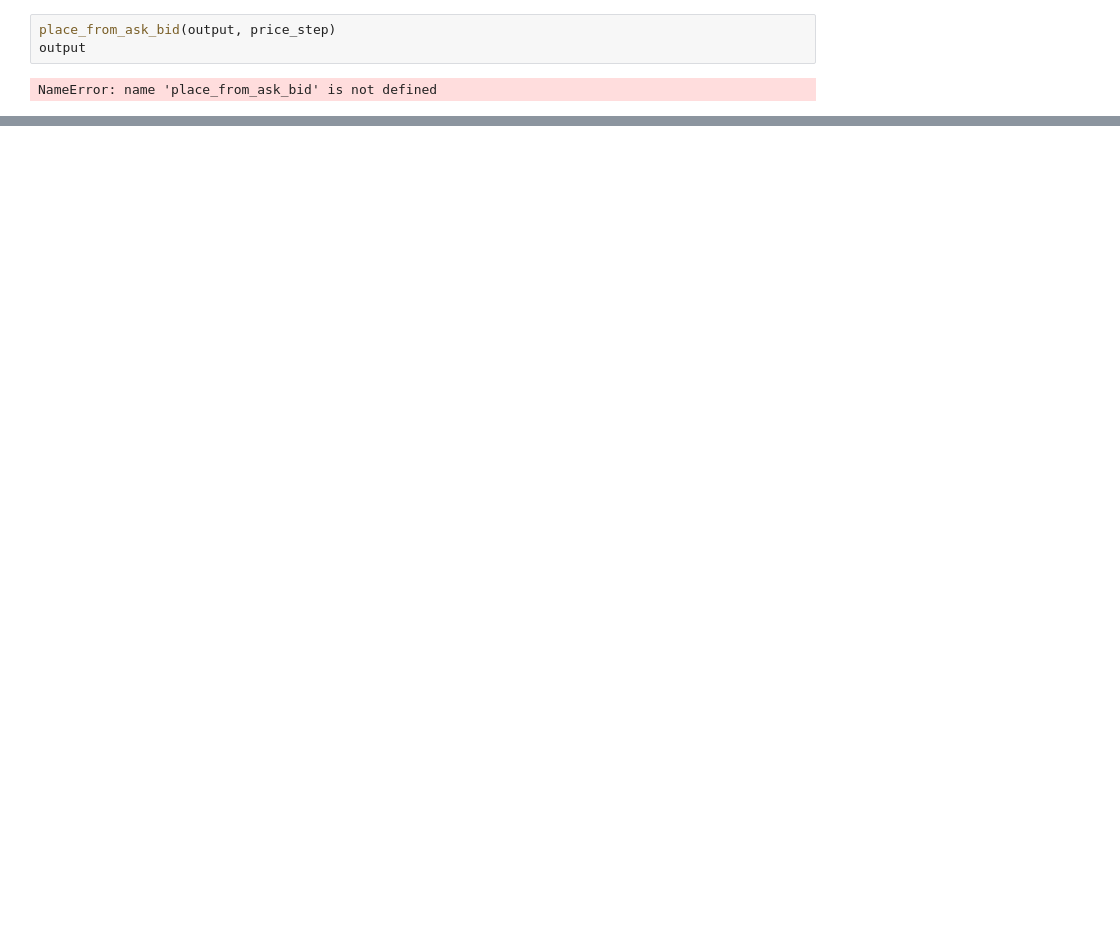
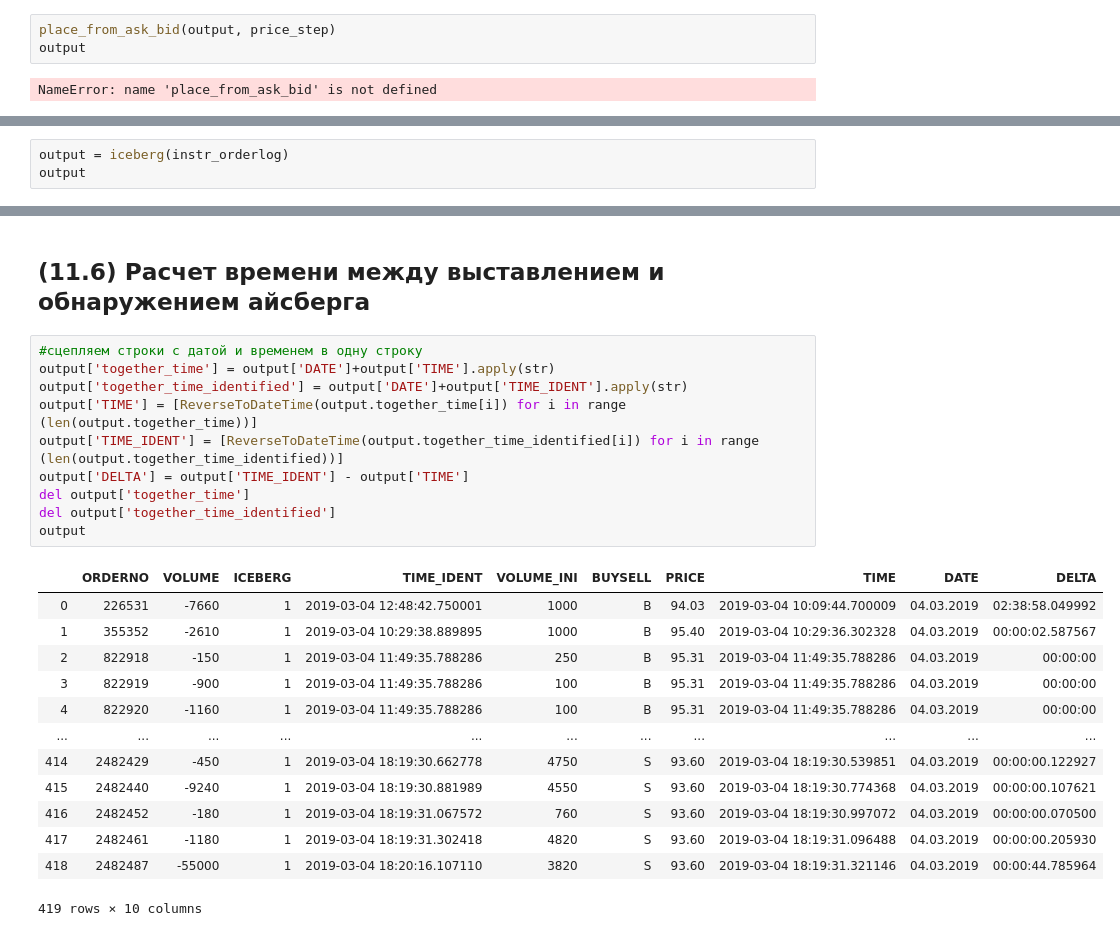
Before and after one commit to katya-luzina/master_thesis, a Jupyter notebook: адаптация кода к имеющимся данным.ipynb, the cells around one changed output, grey strips where cells are left out. Saved outputs shown, nothing was run; the diff lists cells and outputs as text; blank space fills up the shorter version.

```diff
--- a/адаптация кода к имеющимся данным.ipynb
+++ b/адаптация кода к имеющимся данным.ipynb
@@ -352,0 +488,3 @@ NameError: name 'place_from_ask_bid' is not defined
+# %%
+output = iceberg(instr_orderlog)
+output
@@ -352,0 +505,26 @@ NameError: name 'place_from_ask_bid' is not defined
+# %% [markdown]
+## (11.6) Расчет времени между выставлением и обнаружением айсберга
+# %%
+#сцепляем строки с датой и временем в одну строку
+output['together_time'] = output['DATE']+output['TIME'].apply(str)
+output['together_time_identified'] = output['DATE']+output['TIME_IDENT'].apply(str)
+output['TIME'] = [ReverseToDateTime(output.together_time[i]) for i in range (len(output.together_time))]
+output['TIME_IDENT'] = [ReverseToDateTime(output.together_time_identified[i]) for i in range (len(output.together_time_identified))]
+output['DELTA'] = output['TIME_IDENT'] - output['TIME']
+del output['together_time']
+del output['together_time_identified']
+output
+# %% [output]
+|  | ORDERNO | VOLUME | ICEBERG | TIME_IDENT | VOLUME_INI | BUYSELL | PRICE | TIME | DATE | DELTA |
+| 0 | 226531 | -7660 | 1 | 2019-03-04 12:48:42.750001 | 1000 | B | 94.03 | 2019-03-04 10:09:44.700009 | 04.03.2019 | 02:38:58.049992 |
+| 1 | 355352 | -2610 | 1 | 2019-03-04 10:29:38.889895 | 1000 | B | 95.40 | 2019-03-04 10:29:36.302328 | 04.03.2019 | 00:00:02.587567 |
+| 2 | 822918 | -150 | 1 | 2019-03-04 11:49:35.788286 | 250 | B | 95.31 | 2019-03-04 11:49:35.788286 | 04.03.2019 | 00:00:00 |
+| 3 | 822919 | -900 | 1 | 2019-03-04 11:49:35.788286 | 100 | B | 95.31 | 2019-03-04 11:49:35.788286 | 04.03.2019 | 00:00:00 |
+| 4 | 822920 | -1160 | 1 | 2019-03-04 11:49:35.788286 | 100 | B | 95.31 | 2019-03-04 11:49:35.788286 | 04.03.2019 | 00:00:00 |
+| ... | ... | ... | ... | ... | ... | ... | ... | ... | ... | ... |
+| 414 | 2482429 | -450 | 1 | 2019-03-04 18:19:30.662778 | 4750 | S | 93.60 | 2019-03-04 18:19:30.539851 | 04.03.2019 | 00:00:00.122927 |
+| 415 | 2482440 | -9240 | 1 | 2019-03-04 18:19:30.881989 | 4550 | S | 93.60 | 2019-03-04 18:19:30.774368 | 04.03.2019 | 00:00:00.107621 |
+| 416 | 2482452 | -180 | 1 | 2019-03-04 18:19:31.067572 | 760 | S | 93.60 | 2019-03-04 18:19:30.997072 | 04.03.2019 | 00:00:00.070500 |
+| 417 | 2482461 | -1180 | 1 | 2019-03-04 18:19:31.302418 | 4820 | S | 93.60 | 2019-03-04 18:19:31.096488 | 04.03.2019 | 00:00:00.205930 |
+| 418 | 2482487 | -55000 | 1 | 2019-03-04 18:20:16.107110 | 3820 | S | 93.60 | 2019-03-04 18:19:31.321146 | 04.03.2019 | 00:00:44.785964 |
+419 rows × 10 columns
```
Also changed, not shown: parts of 15 cells of this notebook.
